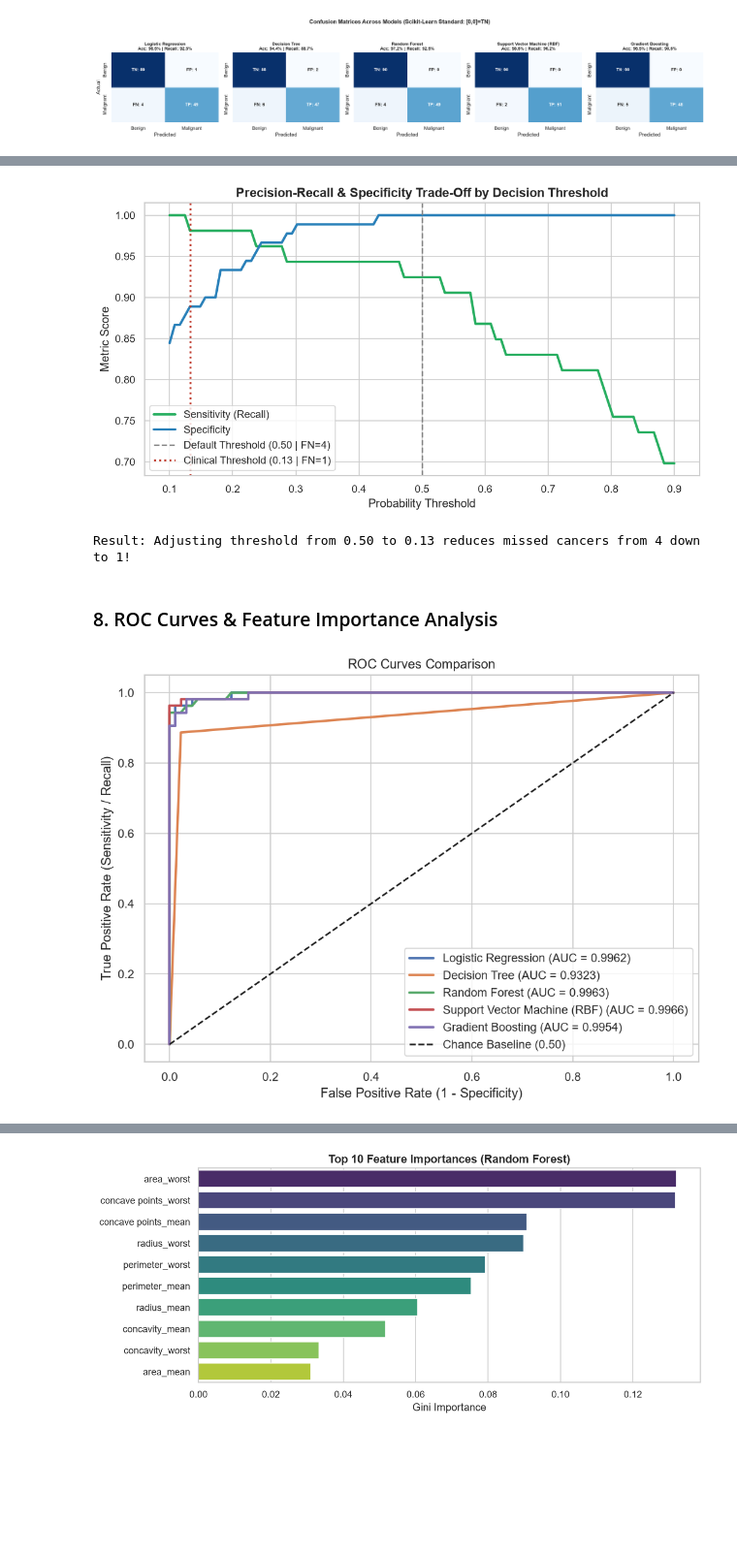
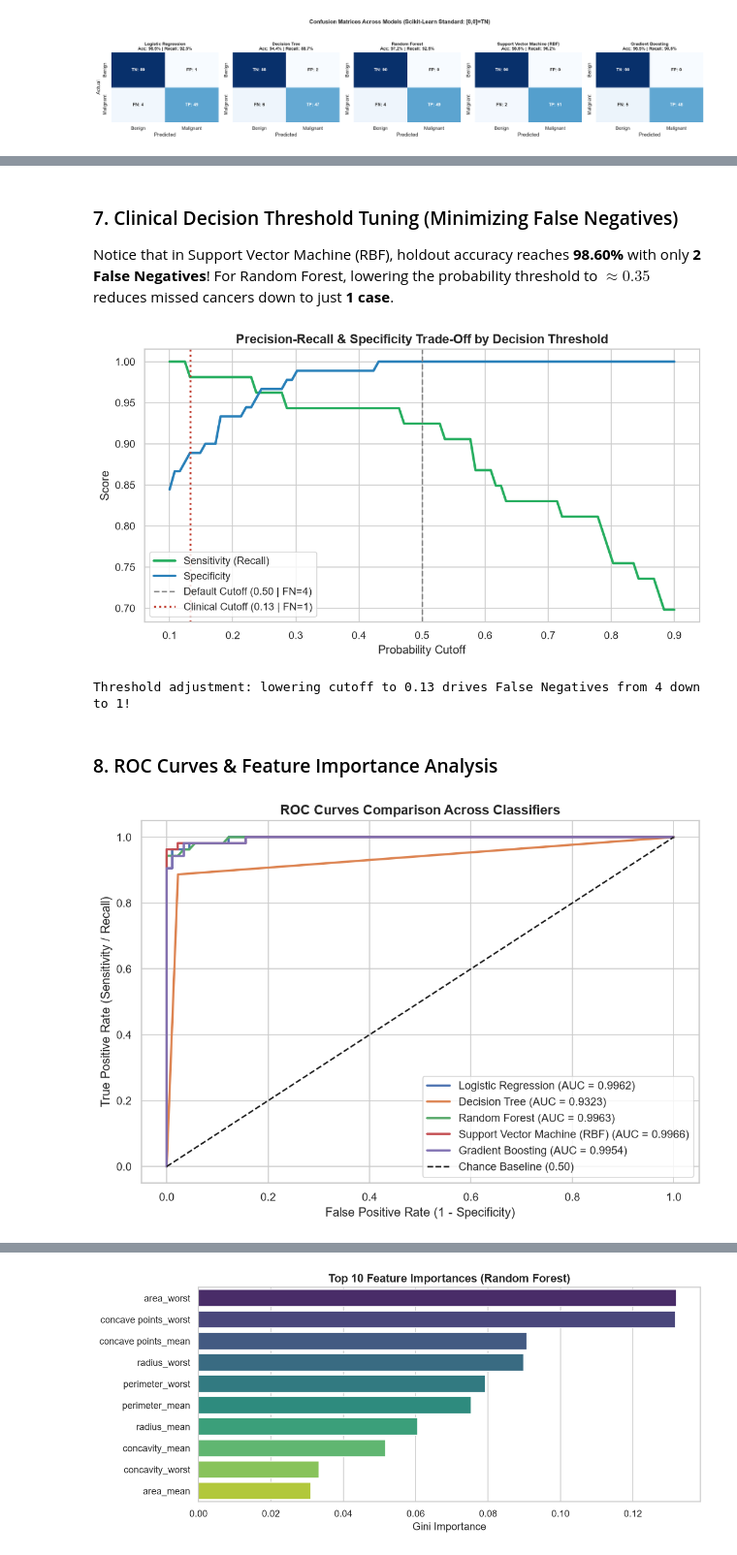
Before and after one commit to serprathamsharma/crest, a Jupyter notebook: breast_cancer_detection.ipynb, the cells around one changed output, grey strips where cells are left out. Shown at 97% size. Saved outputs shown, nothing was run; the diff lists cells and outputs as text; code cells hidden in the pictures; blank space fills up the shorter version.

```diff
--- a/breast_cancer_detection.ipynb
+++ b/breast_cancer_detection.ipynb
@@ -293,0 +295,34 @@ Let's plot side-by-side confusion matrices for all 5 models:
+# %%
+holdout_metrics = []
+predictions = {}
+
+for name, model in models.items():
+    model.fit(X_train_scaled, y_train)
+    y_pred = model.predict(X_test_scaled)
+    predictions[name] = y_pred
+
+    tn, fp, fn, tp = confusion_matrix(y_test, y_pred, labels=[0, 1]).ravel()
+    total = tp + tn + fp + fn
+    acc = (tp + tn) / total
+    sens = tp / (tp + fn) if (tp + fn) > 0 else 0
+    spec = tn / (tn + fp) if (tn + fp) > 0 else 0
+    prec = tp / (tp + fp) if (tp + fp) > 0 else 0
+    fnr = fn / (fn + tp) if (fn + tp) > 0 else 0
+    f1 = 2 * (prec * sens) / (prec + sens) if (prec + sens) > 0 else 0
+
+    holdout_metrics.append({
+        "Model": name,
+        "Accuracy": acc,
+        "Sensitivity (Recall)": sens,
+        "Specificity": spec,
+        "Precision": prec,
+        "Miss Rate (FNR)": fnr,
+        "F1-Score": f1,
+        "TP": tp,
+        "TN": tn,
+        "FP": fp,
+        "FN": fn,
+    })
+
+df_holdout = pd.DataFrame(holdout_metrics)
+df_holdout[["Model", "Accuracy", "Sensitivity (Recall)", "Specificity", "Precision", "Miss Rate (FNR)", "F1-Score"]]
@@ -337,3 +371,8 @@ By adjusting the classification threshold, we can prioritize Recall.
+# %% [markdown]
+### 7. Clinical Decision Threshold Tuning (Minimizing False Negatives)
+
+Notice that in Support Vector Machine (RBF), holdout accuracy reaches **98.60%** with only **2 False Negatives**!
+For Random Forest, lowering the probability threshold to $\approx 0.35$ reduces missed cancers down to just **1 case**.
 # %%
 rf_model = models["Random Forest"]
 y_probs = rf_model.predict_proba(X_test_scaled)[:, 1]
@@ -353,43 +392,45 @@ for t in thresholds:
 plt.figure(figsize=(9, 5))
 plt.plot(thresholds, sens_list, label="Sensitivity (Recall)", color="#27ae60", lw=2.5)
 plt.plot(thresholds, spec_list, label="Specificity", color="#2980b9", lw=2.5)
-plt.axvline(x=0.50, color="gray", linestyle="--", label="Default Threshold (0.50 | FN=4)")
+plt.axvline(x=0.50, color="gray", linestyle="--", label="Default Cutoff (0.50 | FN=4)")
 
-# Optimal clinical cutoff: Sensitivity >= 98%
 opt_idx = np.argmin(np.abs(np.array(sens_list) - 0.98))
 opt_thresh = thresholds[opt_idx]
 opt_fn = fn_list[opt_idx]
-plt.axvline(x=opt_thresh, color="#c0392b", linestyle=":", lw=2, label=f"Clinical Threshold ({opt_thresh:.2f} | FN={opt_fn})")
+plt.axvline(x=opt_thresh, color="#c0392b", linestyle=":", lw=2, label=f"Clinical Cutoff ({opt_thresh:.2f} | FN={opt_fn})")
 
 plt.title("Precision-Recall & Specificity Trade-Off by Decision Threshold", fontsize=13, weight="bold")
-plt.xlabel("Probability Threshold")
-plt.ylabel("Metric Score")
+plt.xlabel("Probability Cutoff")
+plt.ylabel("Score")
 plt.legend(frameon=True, loc="lower left")
 plt.tight_layout()
 plt.show()
 
-print(f"Result: Adjusting threshold from 0.50 to {opt_thresh:.2f} reduces missed cancers from 4 down to {opt_fn}!")
+print(f"Threshold adjustment: lowering cutoff to {opt_thresh:.2f} drives False Negatives from 4 down to {opt_fn}!")
 # %% [output]
-[figure, old version]
+[figure, new version]
-Result: Adjusting threshold from 0.50 to 0.13 reduces missed cancers from 4 down to 1!
+Threshold adjustment: lowering cutoff to 0.13 drives False Negatives from 4 down to 1!
 # %% [markdown]
 ### 8. ROC Curves & Feature Importance Analysis
 # %%
-plt.figure(figsize=(8, 6))
+plt.figure(figsize=(8.5, 6))
 
 for name, model in models.items():
-    y_probs = model.predict_proba(X_test_scaled)[:, 1]
+    if hasattr(model, "predict_proba"):
+        y_probs = model.predict_proba(X_test_scaled)[:, 1]
+    else:
+        y_probs = model.decision_function(X_test_scaled)
     fpr, tpr, _ = roc_curve(y_test, y_probs)
     roc_auc = auc(fpr, tpr)
     plt.plot(fpr, tpr, lw=2.2, label=f"{name} (AUC = {roc_auc:.4f})")
 
 plt.plot([0, 1], [0, 1], "k--", lw=1.5, label="Chance Baseline (0.50)")
 plt.xlabel("False Positive Rate (1 - Specificity)")
 plt.ylabel("True Positive Rate (Sensitivity / Recall)")
-plt.title("ROC Curves Comparison")
+plt.title("ROC Curves Comparison Across Classifiers", fontsize=13, weight="bold")
 plt.legend(loc="lower right")
 plt.tight_layout()
 plt.show()
 # %% [output]
-[figure, old version]
+[figure, new version]
 # %% [markdown]
```
Also changed, not shown: parts of 43 cells of this notebook, 9 other files.
